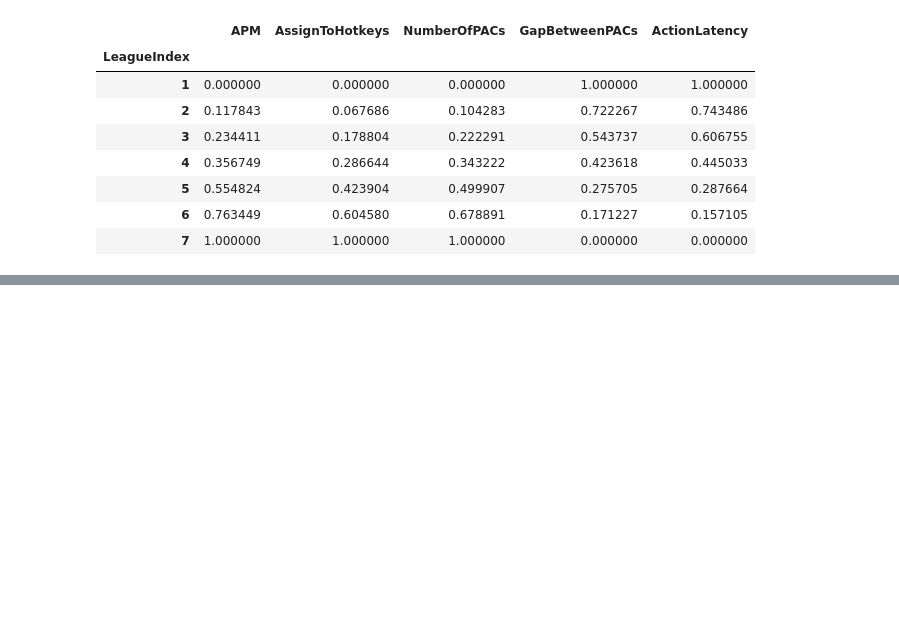
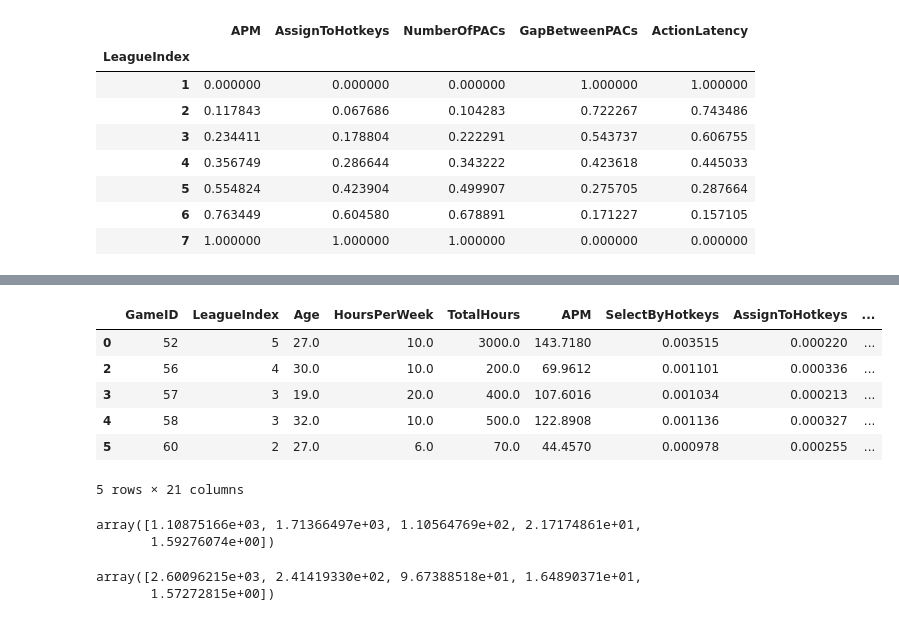
Before and after one commit to Mikhail-Naumov/SC2, a Jupyter notebook: SC2.ipynb, the cells around one changed output, grey strips where cells are left out. Drawn from its saved outputs; the diff is of its cells as text; code cells hidden in the pictures; blank space fills up the shorter version.

```diff
--- a/SC2.ipynb
+++ b/SC2.ipynb
@@ -219,0 +232,10 @@ for row in range(0, len(df.index)):
+# %%
+sc2.head()
+# %% [output]
+|  | GameID | LeagueIndex | Age | HoursPerWeek | TotalHours | APM | SelectByHotkeys | AssignToHotkeys | ... |
+| 0 | 52 | 5 | 27.0 | 10.0 | 3000.0 | 143.7180 | 0.003515 | 0.000220 | ... |
+| 2 | 56 | 4 | 30.0 | 10.0 | 200.0 | 69.9612 | 0.001101 | 0.000336 | ... |
+| 3 | 57 | 3 | 19.0 | 20.0 | 400.0 | 107.6016 | 0.001034 | 0.000213 | ... |
+| 4 | 58 | 3 | 32.0 | 10.0 | 500.0 | 122.8908 | 0.001136 | 0.000327 | ... |
+| 5 | 60 | 2 | 27.0 | 6.0 | 70.0 | 44.4570 | 0.000978 | 0.000255 | ... |
+5 rows × 21 columns
@@ -219,0 +250,10 @@ for row in range(0, len(df.index)):
+# %%
+SVD.explained_variance_
+# %% [output]
+array([1.10875166e+03, 1.71366497e+03, 1.10564769e+02, 2.17174861e+01,
+       1.59276074e+00])
+# %%
+Pcaa.explained_variance_
+# %% [output]
+array([2.60096215e+03, 2.41419330e+02, 9.67388518e+01, 1.64890371e+01,
+       1.57272815e+00])
```
Also changed, not shown: parts of 26 cells of this notebook.
